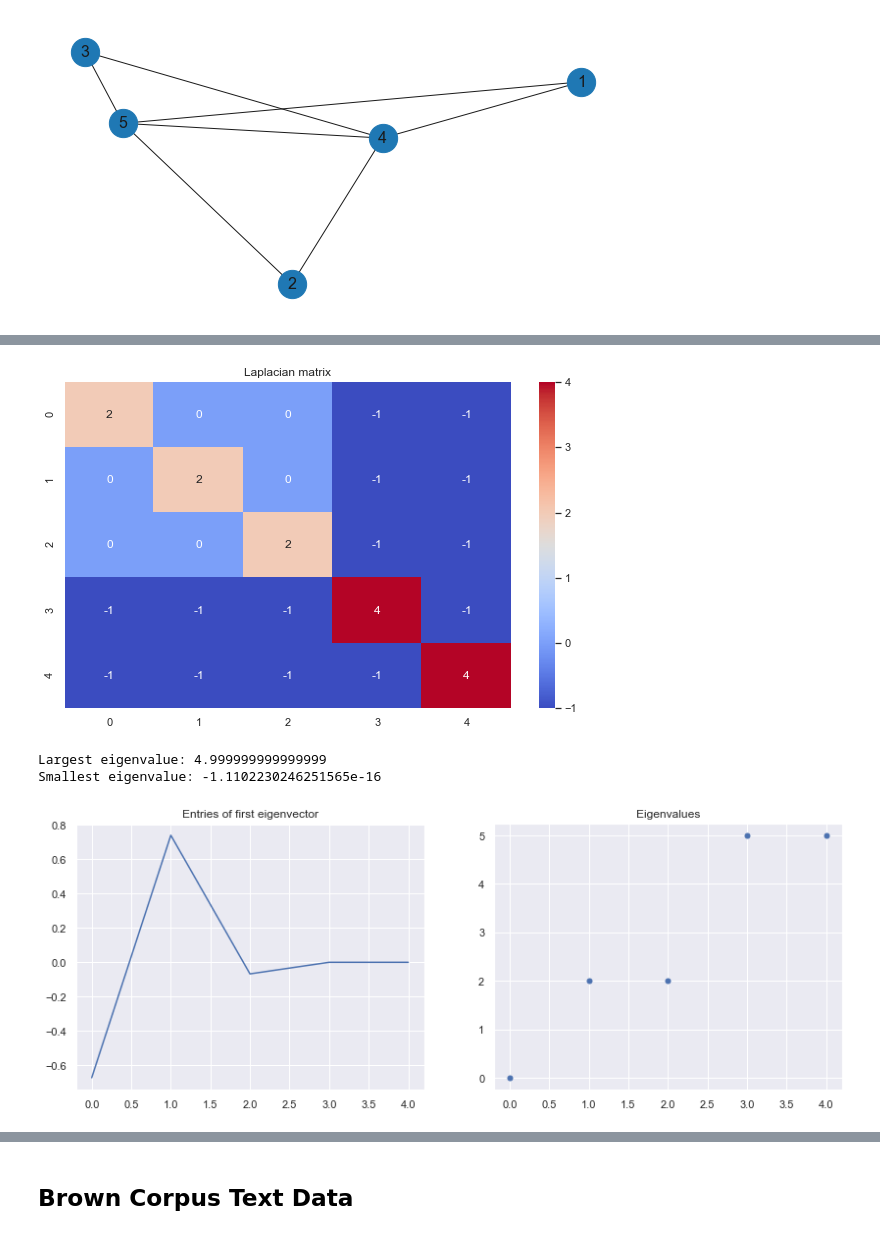
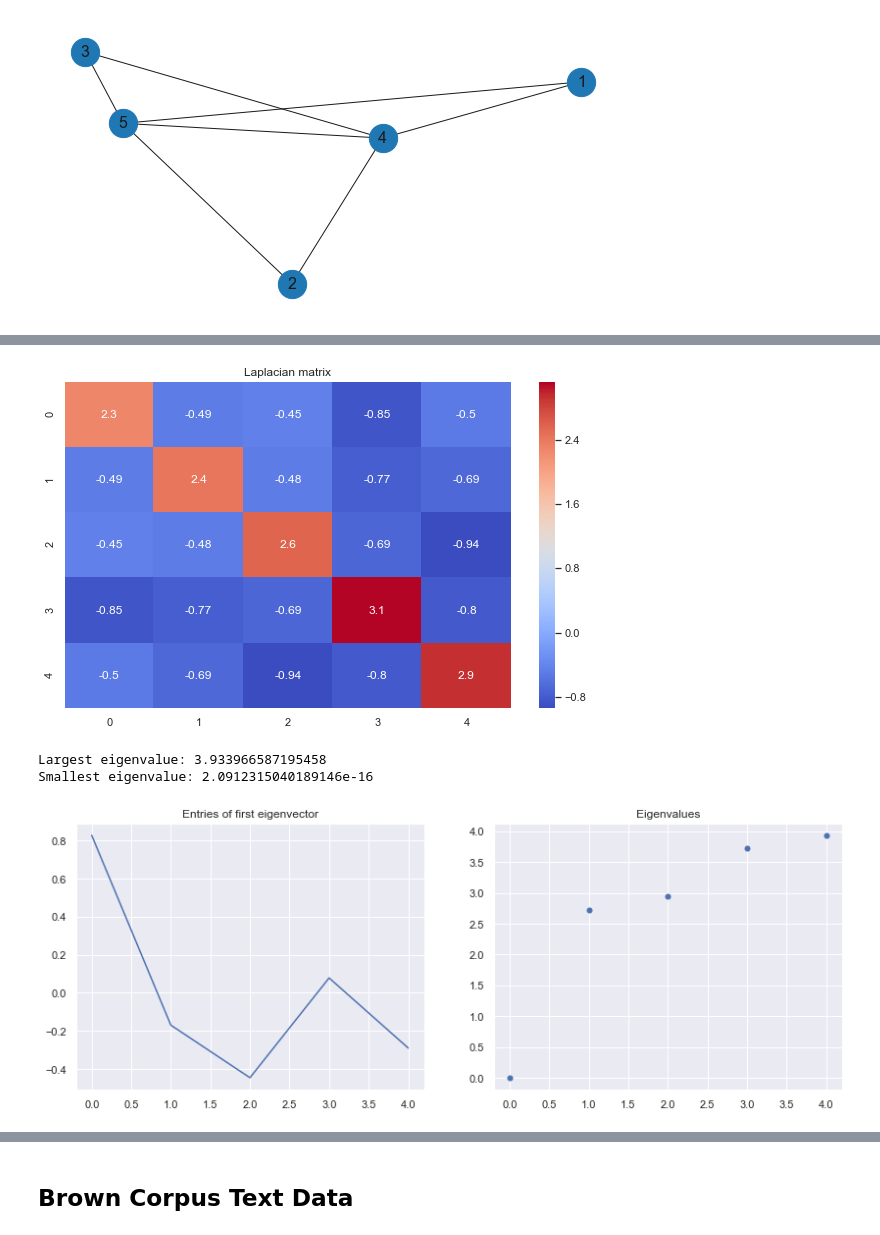
Before and after one commit to GAnagno/Dimensionality-Reduction, a Jupyter notebook: Laplacian Eigenmaps and Spectral Embedding.ipynb, the cells around one changed output, grey strips where cells are left out. Saved outputs shown, nothing was run; the diff lists cells and outputs as text; code cells hidden in the pictures.

```diff
--- a/Laplacian Eigenmaps and Spectral Embedding.ipynb
+++ b/Laplacian Eigenmaps and Spectral Embedding.ipynb
@@ -111,8 +111,7 @@ def laplacian(X, gaussian=False):
         W = np.zeros((X.shape[0], X.shape[0]))
         for i in range(W.shape[0]):
             for j in range(W.shape[0]):
-                if j in NN[i]:
-                    W[i][j] = heat_kernel(X[i], X[j])
+                W[i][j] = heat_kernel(X[i], X[j])
         node_degrees = W.sum(axis=1)
     else:
         W = nx.adjacency_matrix(G).todense()
@@ -124,5 +123,3 @@ def laplacian(X, gaussian=False):
     L = D - W
     print('Laplacian matrix: \n', L)
     return L
-
-L = laplacian(X)
@@ -147,0 +147,2 @@ Laplacian matrix:
+# %%
+L = laplacian(X, gaussian=True)
@@ -150,30 +170,28 @@ plt.figure(figsize=(10,6))
 plt.title('Laplacian matrix')
 sns.heatmap(L, annot=True, cmap="coolwarm");
 # %% [output]
-[figure, old version]
+[figure, new version]
 # %%
 import pandas as pd
 from networkx import *
 eigvals, eigvecs=np.linalg.eigh(L)
 print("Largest eigenvalue:", max(eigvals))
 print("Smallest eigenvalue:", min(eigvals))
 
 eigvecs = pd.DataFrame(eigvecs)
 
 fig = plt.figure(figsize=(14,5))
 fig.add_subplot(121)
 plt.title("Entries of first eigenvector")
-m = 1
-for i in range(1, m+1):
-    plt.plot(eigvecs.iloc[:10,i])
+plt.plot(eigvecs.iloc[:5,1])
 
 fig.add_subplot(122)
 plt.plot(eigvals, '.', markerSize = 10)
 plt.title("Eigenvalues");
 # %% [output]
-Largest eigenvalue: 4.999999999999999
-Smallest eigenvalue: -1.1102230246251565e-16
+Largest eigenvalue: 3.933966587195458
+Smallest eigenvalue: 2.0912315040189146e-16
-[figure, old version]
+[figure, new version]
 # %%
 # set up figure
 fig = plt.figure()
```
Also changed, not shown: parts of 6 cells of this notebook.
